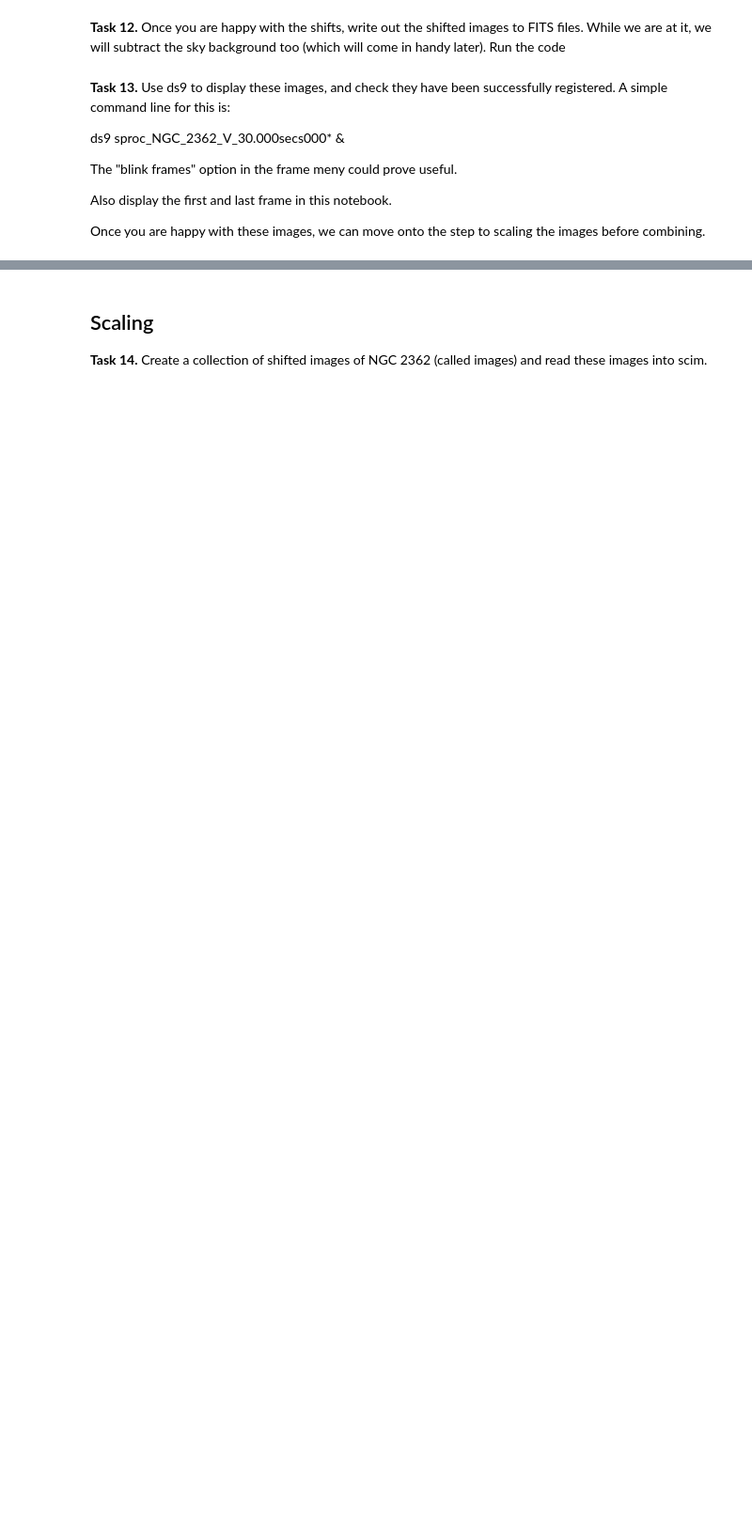
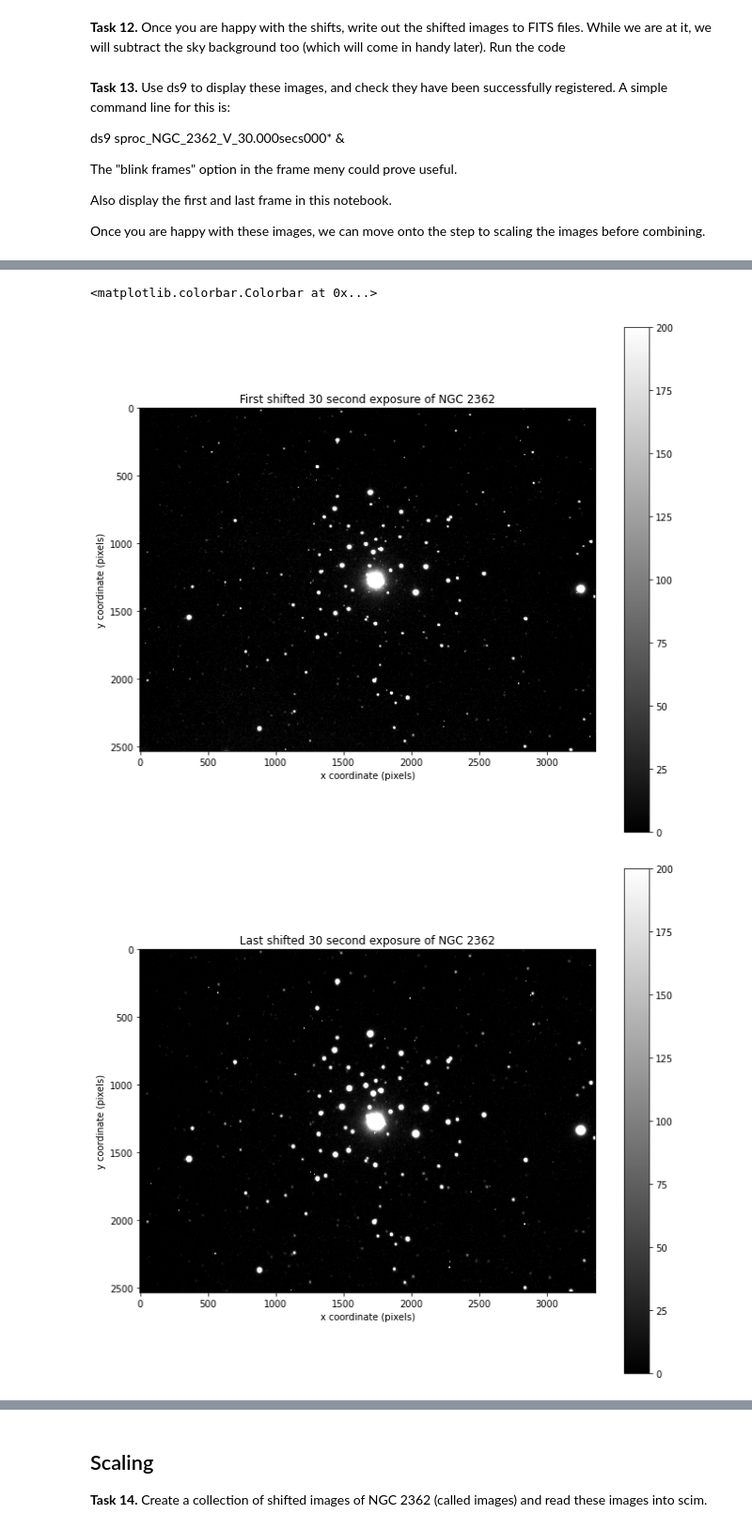
Before and after one commit to cedliang/ASP3231, a Jupyter notebook: Lab_3/ASP3231_Laboratory_3_Shift_Scale_Combine.ipynb, the cells around one changed output, grey strips where cells are left out. Shown at 94% size. Cells and saved outputs as stored; diff of their text form; code cells hidden in the pictures; blank space fills up the shorter version.

```diff
--- a/Lab_3/ASP3231_Laboratory_3_Shift_Scale_Combine.ipynb
+++ b/Lab_3/ASP3231_Laboratory_3_Shift_Scale_Combine.ipynb
@@ -195,0 +394,17 @@ Once you are happy with these images, we can move onto the step to scaling the i
+# %%
+first_shifted = CCDData.read("sproc_NGC_2362_V_30.000secs00009656.fits", unit="adu")
+fig, ax = plt.subplots(figsize = (11,10))
+plt.imshow(first_shifted, cmap='gray', vmin=0, vmax=2*100)
+plt.xlabel('x coordinate (pixels)')
+plt.ylabel('y coordinate (pixels)')
+plt.title('First shifted 30 second exposure of NGC 2362')
+plt.colorbar()
+
+last_shifted = CCDData.read("sproc_NGC_2362_V_30.000secs00012508.fits", unit="adu")
+fig, ax = plt.subplots(figsize = (11,10))
+plt.imshow(last_shifted, cmap='gray',  vmin=0, vmax=200)
+plt.xlabel('x coordinate (pixels)')
+plt.ylabel('y coordinate (pixels)')
+plt.title('Last shifted 30 second exposure of NGC 2362')
+plt.colorbar()
+# %% [output]
@@ -195,0 +419,3 @@ Once you are happy with these images, we can move onto the step to scaling the i
+<matplotlib.colorbar.Colorbar at 0x...>
+[figure, added]
+[figure, added]
```
Also changed, not shown: parts of 47 cells of this notebook, 1 other file.
